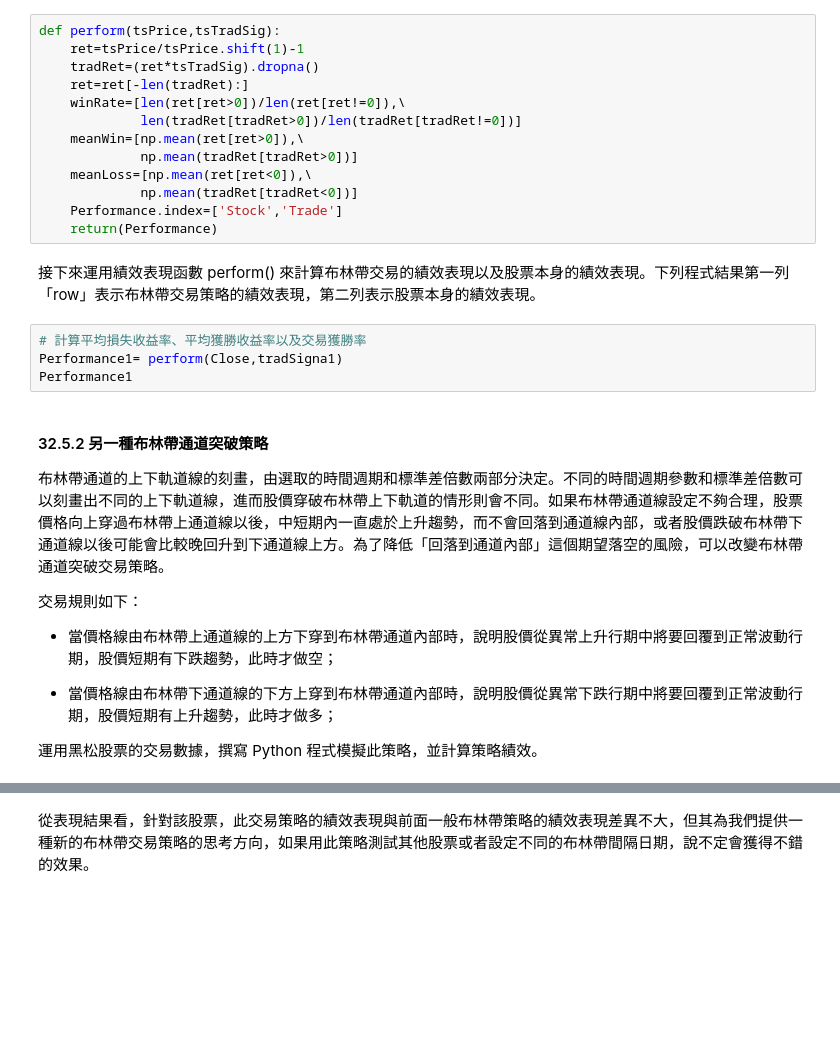
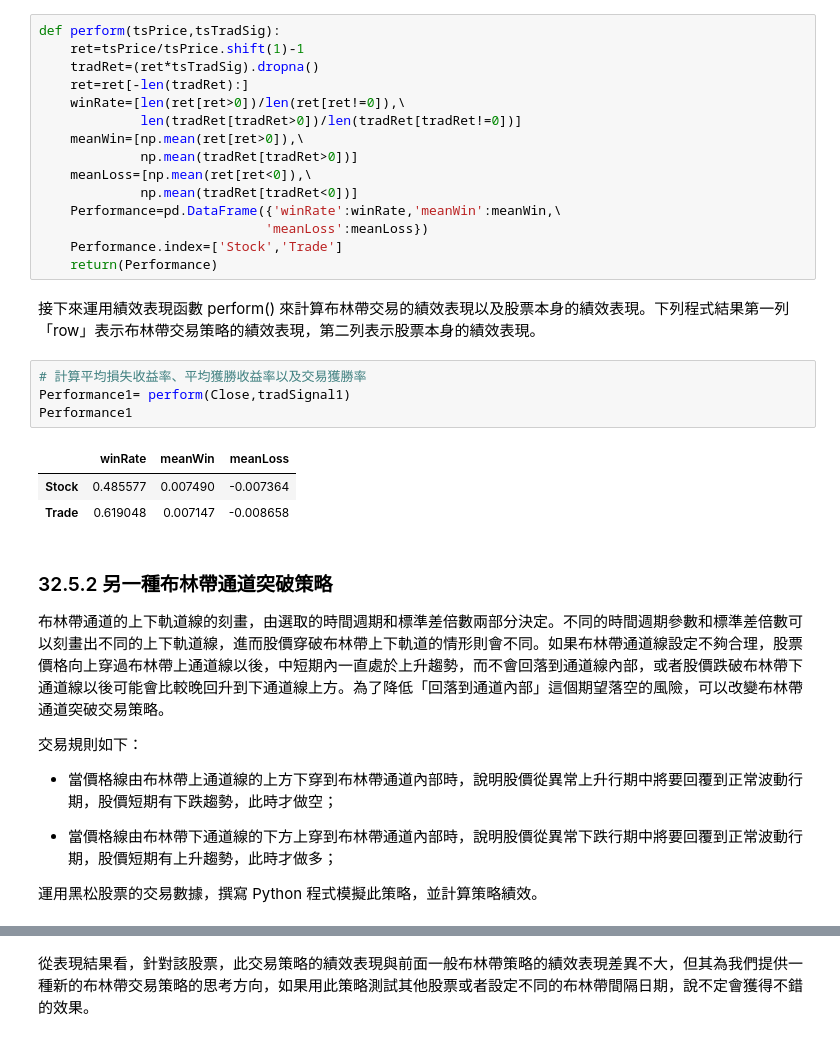
Before and after one commit to okluda/finpy_practice, a Jupyter notebook: ch_32.ipynb, the cells around one changed output, grey strips where cells are left out. Drawn from its saved outputs; the diff is of its cells as text; blank space fills up the shorter version.

```diff
--- a/ch_32.ipynb
+++ b/ch_32.ipynb
@@ -333,16 +367,22 @@ def perform(tsPrice,tsTradSig):
              np.mean(tradRet[tradRet>0])]
     meanLoss=[np.mean(ret[ret<0]),\
              np.mean(tradRet[tradRet<0])]
+    Performance=pd.DataFrame({'winRate':winRate,'meanWin':meanWin,\
+                             'meanLoss':meanLoss})
     Performance.index=['Stock','Trade']
     return(Performance)
 # %% [markdown]
 接下來運用績效表現函數 perform() 來計算布林帶交易的績效表現以及股票本身的績效表現。下列程式結果第一列「row」表示布林帶交易策略的績效表現，第二列表示股票本身的績效表現。
 # %%
 # 計算平均損失收益率、平均獲勝收益率以及交易獲勝率
-Performance1= perform(Close,tradSigna1)
+Performance1= perform(Close,tradSignal1)
 Performance1
+# %% [output]
+|  | winRate | meanWin | meanLoss |
+| Stock | 0.485577 | 0.007490 | -0.007364 |
+| Trade | 0.619048 | 0.007147 | -0.008658 |
 # %% [markdown]
-#### 32.5.2 另一種布林帶通道突破策略
+### 32.5.2 另一種布林帶通道突破策略
 
 布林帶通道的上下軌道線的刻畫，由選取的時間週期和標準差倍數兩部分決定。不同的時間週期參數和標準差倍數可以刻畫出不同的上下軌道線，進而股價穿破布林帶上下軌道的情形則會不同。如果布林帶通道線設定不夠合理，股票價格向上穿過布林帶上通道線以後，中短期內一直處於上升趨勢，而不會回落到通道線內部，或者股價跌破布林帶下通道線以後可能會比較晚回升到下通道線上方。為了降低「回落到通道內部」這個期望落空的風險，可以改變布林帶通道突破交易策略。
 
```
Also changed, not shown: parts of 22 cells of this notebook, 20 other files.
